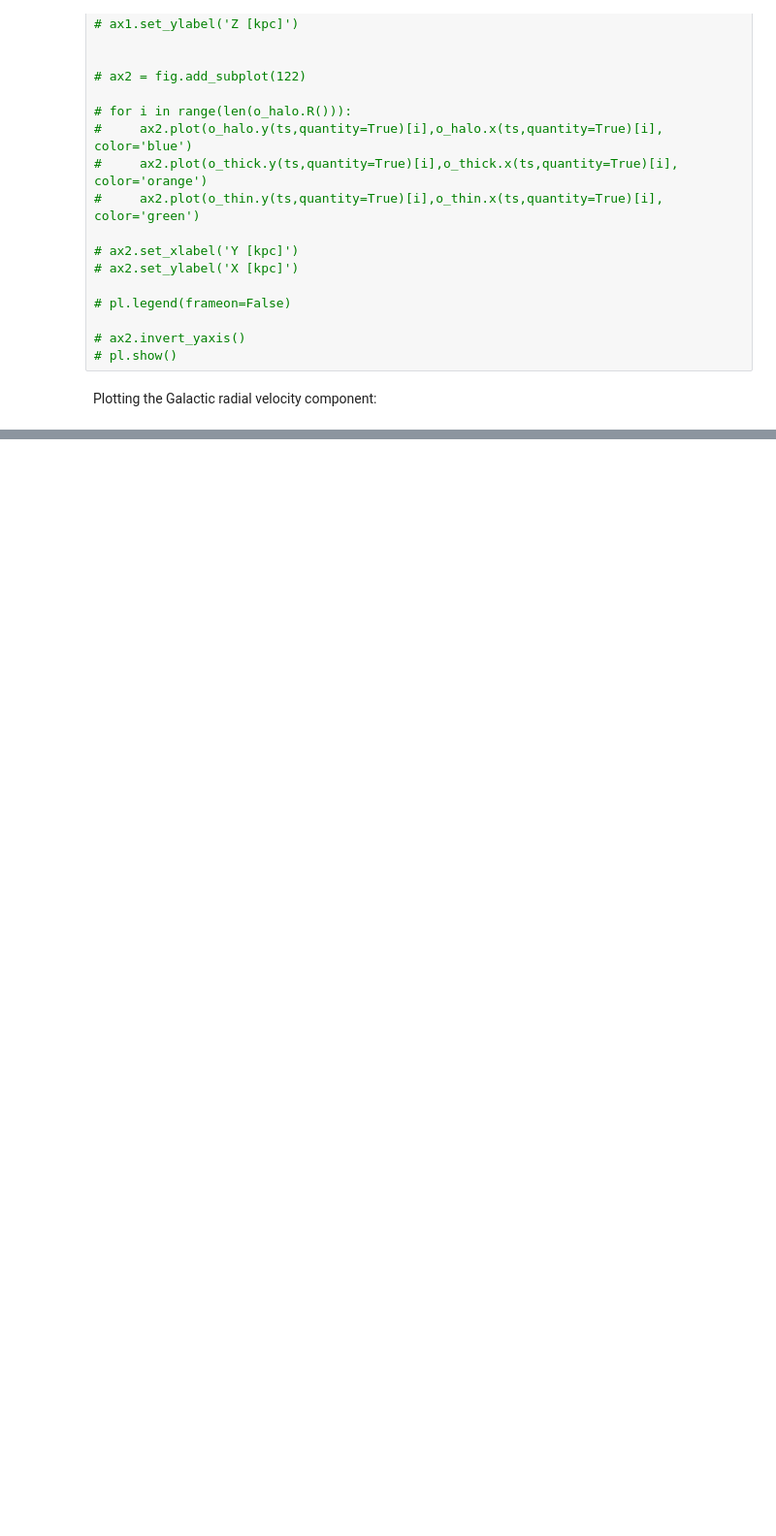
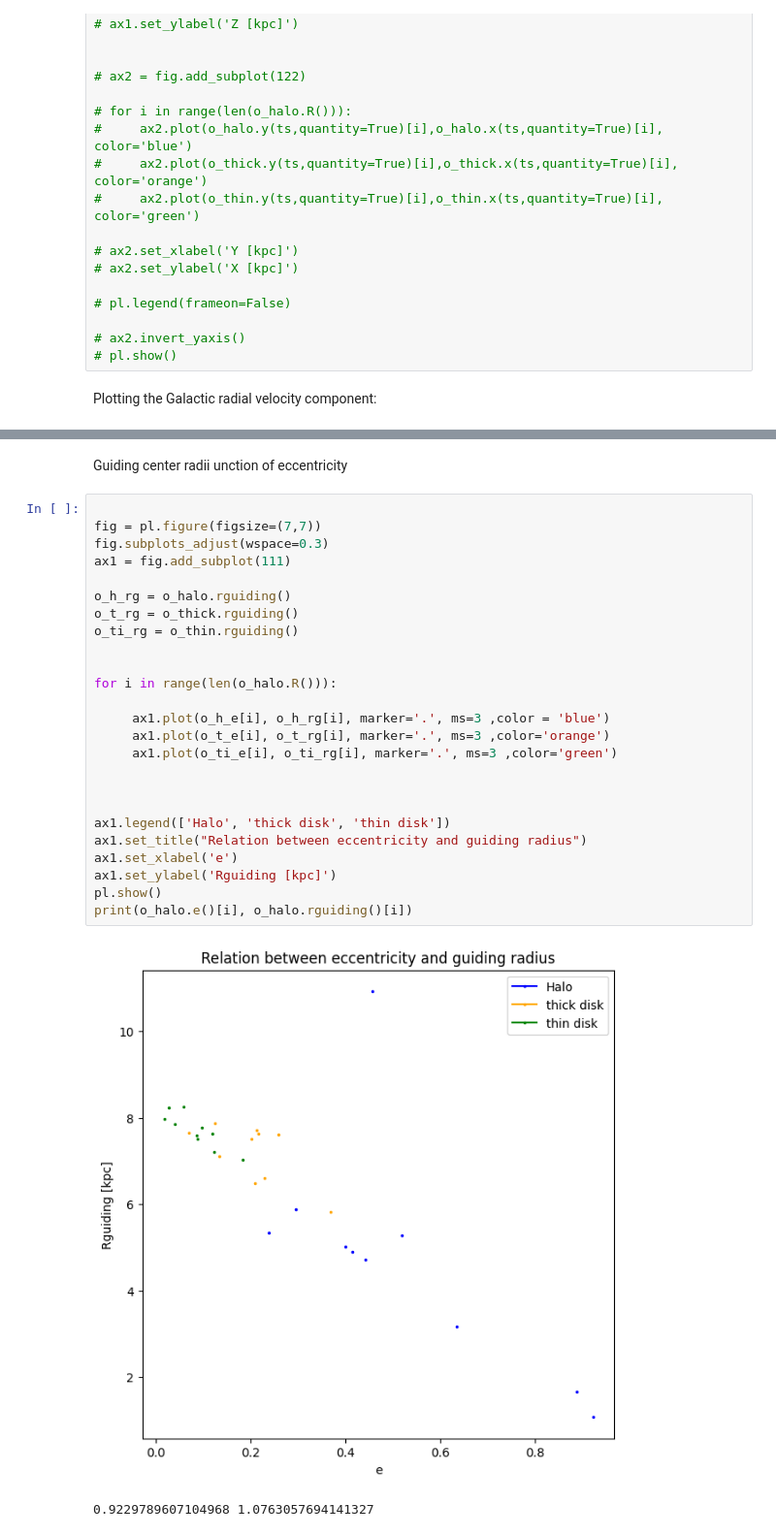
Before and after one commit to juanpabloidarraga/Computational-Astrophysics-Repository, a Jupyter notebook: Computational_Astro/Programs/simulated_orbit - copia.ipynb, the cells around one changed output, grey strips where cells are left out. Shown: that part at 97% size. Drawn from its saved outputs; the diff is of its cells as text; blank space fills up the shorter version.

```diff
--- a/Computational_Astro/Programs/simulated_orbit - copia.ipynb
+++ b/Computational_Astro/Programs/simulated_orbit - copia.ipynb
@@ -335,0 +423,30 @@ Plotting the Galactic radial velocity component:
+# %% [markdown]
+Guiding center radii unction of eccentricity
+# %%
+
+fig = pl.figure(figsize=(7,7))
+fig.subplots_adjust(wspace=0.3)
+ax1 = fig.add_subplot(111)
+
+o_h_rg = o_halo.rguiding()
+o_t_rg = o_thick.rguiding()
+o_ti_rg = o_thin.rguiding()
+
+
+for i in range(len(o_halo.R())):
+
+     ax1.plot(o_h_e[i], o_h_rg[i], marker='.', ms=3 ,color = 'blue')
+     ax1.plot(o_t_e[i], o_t_rg[i], marker='.', ms=3 ,color='orange')
+     ax1.plot(o_ti_e[i], o_ti_rg[i], marker='.', ms=3 ,color='green')
+
+
+
+ax1.legend(['Halo', 'thick disk', 'thin disk'])
+ax1.set_title("Relation between eccentricity and guiding radius")
+ax1.set_xlabel('e')
+ax1.set_ylabel('Rguiding [kpc]')
+pl.show()
+print(o_halo.e()[i], o_halo.rguiding()[i])
+# %% [output]
+[figure, added]
+0.9229789607104968 1.0763057694141327
```
Also changed, not shown: parts of 14 cells of this notebook.
